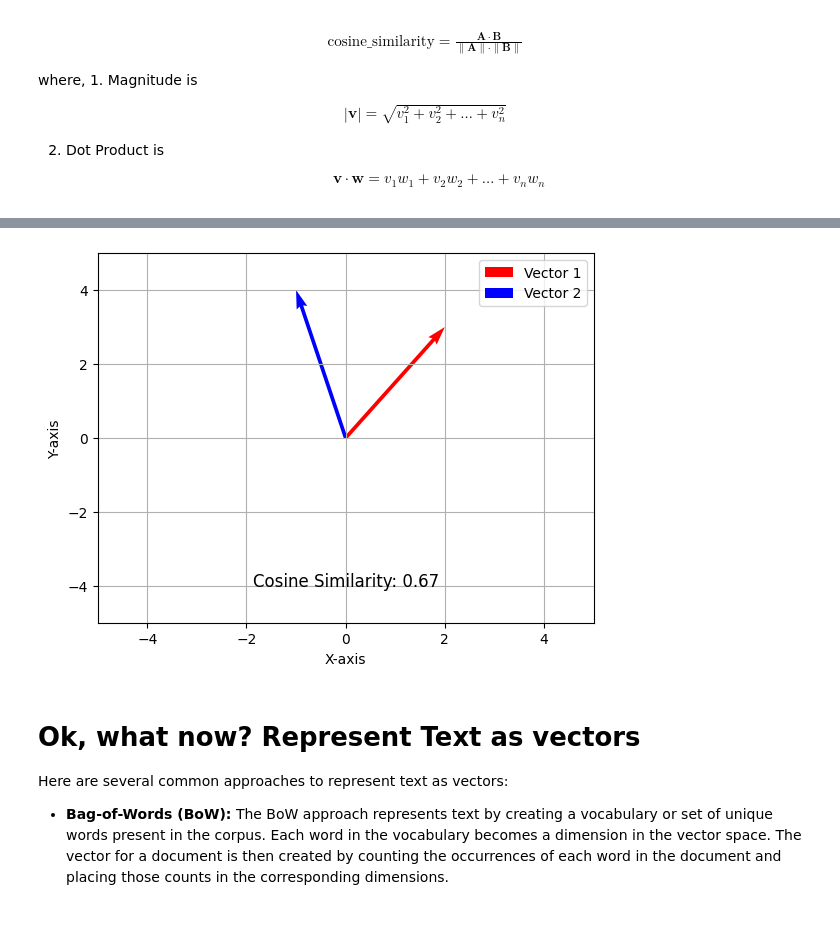
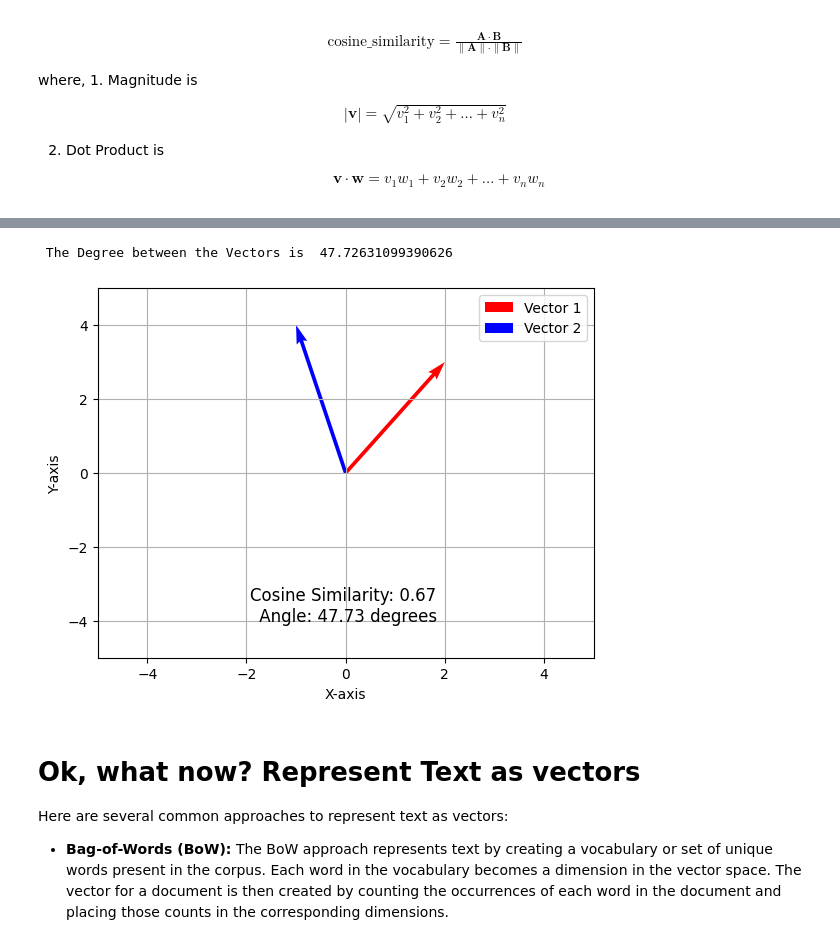
Before and after one commit to dineshkumarsarangapani/VectorSearch-A-guide, a Jupyter notebook: Vector_Search_A_complete_Guide.ipynb, the cells around one changed output, grey strips where cells are left out. Saved outputs shown, nothing was run; the diff lists cells and outputs as text; code cells hidden in the pictures.

```diff
--- a/Vector_Search_A_complete_Guide.ipynb
+++ b/Vector_Search_A_complete_Guide.ipynb
@@ -843,35 +853,44 @@ def cosine_similarity(vector1, vector2):
 
 def visualize_cosine_similarity(vector1, vector2):
     similarities = cosine_similarity(vector1, vector2)
     cosine_sim = similarities
+       # Calculating the angle in radians
+    angle_rad = np.arccos(cosine_sim)
+
+    # Converting the angle to degrees
+    angle_deg = np.degrees(angle_rad)
+
+    print(" The Degree between the Vectors is ", angle_deg)
 
     fig, ax = plt.subplots()
 
     # Plotting the vectors
     ax.quiver(0, 0, vector1[0], vector1[1], angles='xy', scale_units='xy', scale=1, color='r', label='Vector 1')
     ax.quiver(0, 0, vector2[0], vector2[1], angles='xy', scale_units='xy', scale=1, color='b', label='Vector 2')
 
     # Setting up the plot
     max_val = max(np.concatenate((vector1, vector2)))
     ax.set_xlim([-max_val - 1, max_val + 1])
     ax.set_ylim([-max_val - 1, max_val + 1])
     ax.set_xlabel('X-axis')
     ax.set_ylabel('Y-axis')
     ax.legend()
 
     # Displaying the cosine similarity as text
-    ax.text(0, -max_val, f"Cosine Similarity: {cosine_sim:.2f}", ha='center', fontsize=12)
+    ax.text(0, -max_val, f"Cosine Similarity: {cosine_sim:.2f} \n Angle: {angle_deg:.2f} degrees", ha='center', fontsize=12)
+
 
     # Displaying the plot
     plt.grid()
     plt.show()
 
 # Example usage
 vector1 = np.array([2, 3])
 vector2 = np.array([-1, 4])
 visualize_cosine_similarity(vector1, vector2)
 # %% [output]
+ The Degree between the Vectors is  47.72631099390626
-[figure, old version]
+[figure, new version]
 # %% [markdown]
 # Ok, what now?  Represent Text as vectors
 
```
Also changed, not shown: parts of 9 cells of this notebook.
